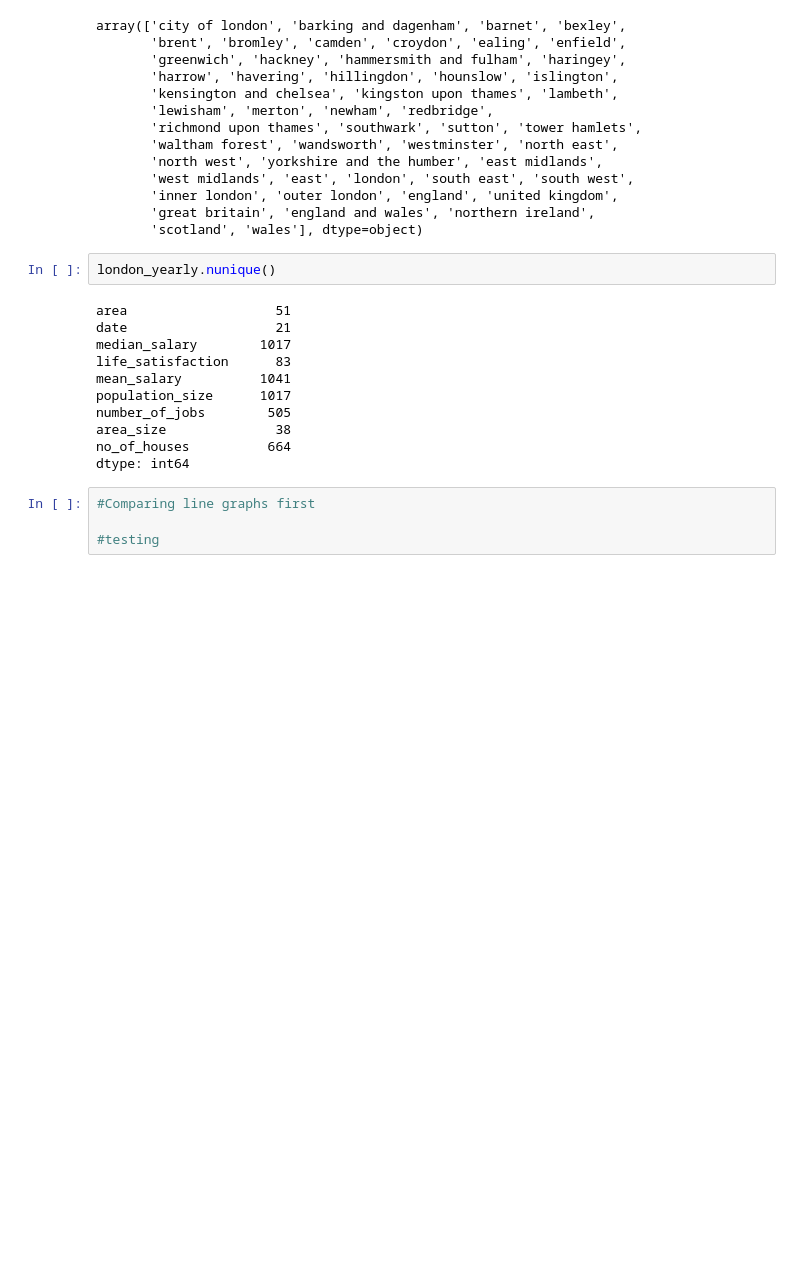
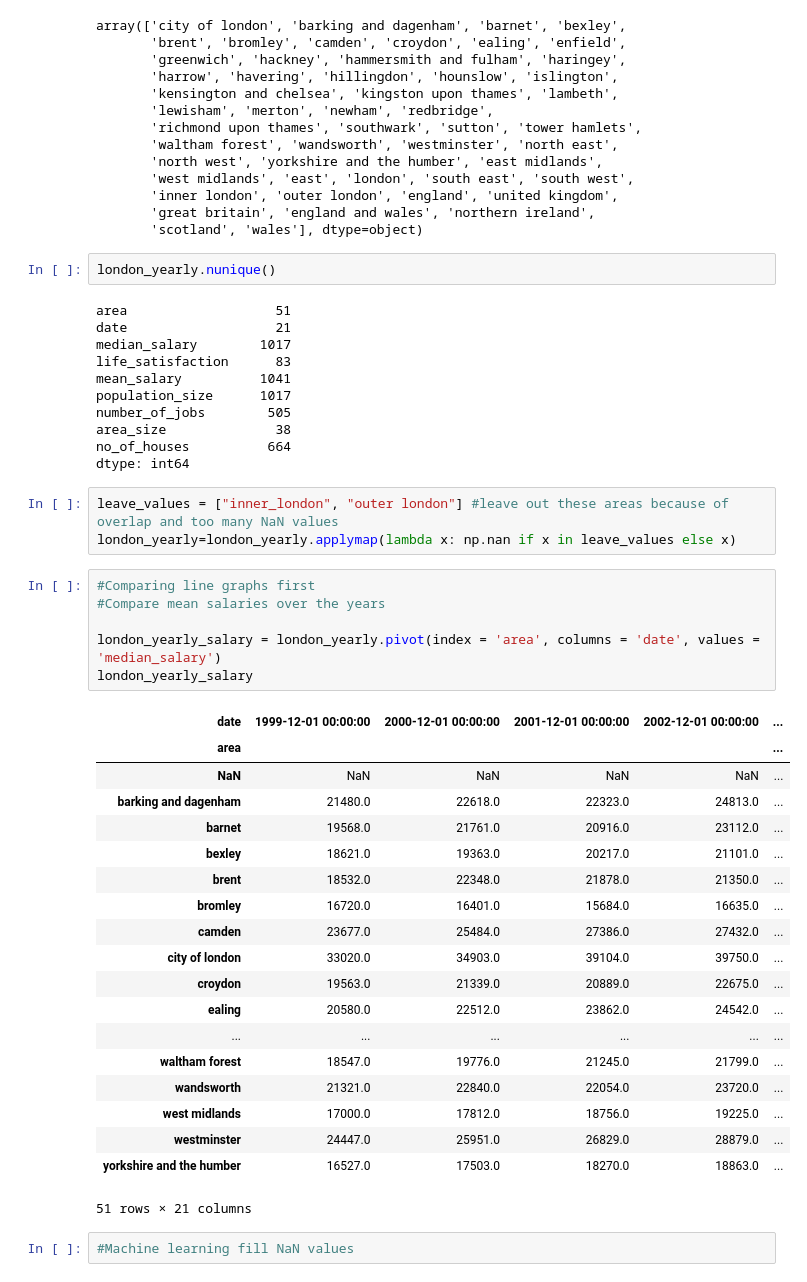
Before and after one commit to irwinmier96/Side_Projects, a Jupyter notebook: London House Prices/comparing_area_year_stats.ipynb, the cells around one changed output. Saved outputs shown, nothing was run; the diff lists cells and outputs as text; blank space fills up the shorter version.

Commit message:
fill in

```diff
--- a/London House Prices/comparing_area_year_stats.ipynb
+++ b/London House Prices/comparing_area_year_stats.ipynb
@@ -94,7 +94,34 @@ number_of_jobs        505
 area_size              38
 no_of_houses          664
 dtype: int64
-# %%
-#Comparing line graphs first
-
-#testing
+# %%
+leave_values = ["inner_london", "outer london"] #leave out these areas because of overlap and too many NaN values
+london_yearly=london_yearly.applymap(lambda x: np.nan if x in leave_values else x)
+# %%
+#Comparing line graphs first
+#Compare mean salaries over the years
+
+london_yearly_salary = london_yearly.pivot(index = 'area', columns = 'date', values = 'median_salary')
+london_yearly_salary
+# %% [output]
+| date | 1999-12-01 00:00:00 | 2000-12-01 00:00:00 | 2001-12-01 00:00:00 | 2002-12-01 00:00:00 | ... |
+| area |  |  |  |  | ... |
+| NaN | NaN | NaN | NaN | NaN | ... |
+| barking and dagenham | 21480.0 | 22618.0 | 22323.0 | 24813.0 | ... |
+| barnet | 19568.0 | 21761.0 | 20916.0 | 23112.0 | ... |
+| bexley | 18621.0 | 19363.0 | 20217.0 | 21101.0 | ... |
+| brent | 18532.0 | 22348.0 | 21878.0 | 21350.0 | ... |
+| bromley | 16720.0 | 16401.0 | 15684.0 | 16635.0 | ... |
+| camden | 23677.0 | 25484.0 | 27386.0 | 27432.0 | ... |
+| city of london | 33020.0 | 34903.0 | 39104.0 | 39750.0 | ... |
+| croydon | 19563.0 | 21339.0 | 20889.0 | 22675.0 | ... |
+| ealing | 20580.0 | 22512.0 | 23862.0 | 24542.0 | ... |
+| ... | ... | ... | ... | ... | ... |
+| waltham forest | 18547.0 | 19776.0 | 21245.0 | 21799.0 | ... |
+| wandsworth | 21321.0 | 22840.0 | 22054.0 | 23720.0 | ... |
+| west midlands | 17000.0 | 17812.0 | 18756.0 | 19225.0 | ... |
+| westminster | 24447.0 | 25951.0 | 26829.0 | 28879.0 | ... |
+| yorkshire and the humber | 16527.0 | 17503.0 | 18270.0 | 18863.0 | ... |
+51 rows × 21 columns
+# %%
+#Machine learning fill NaN values
```
